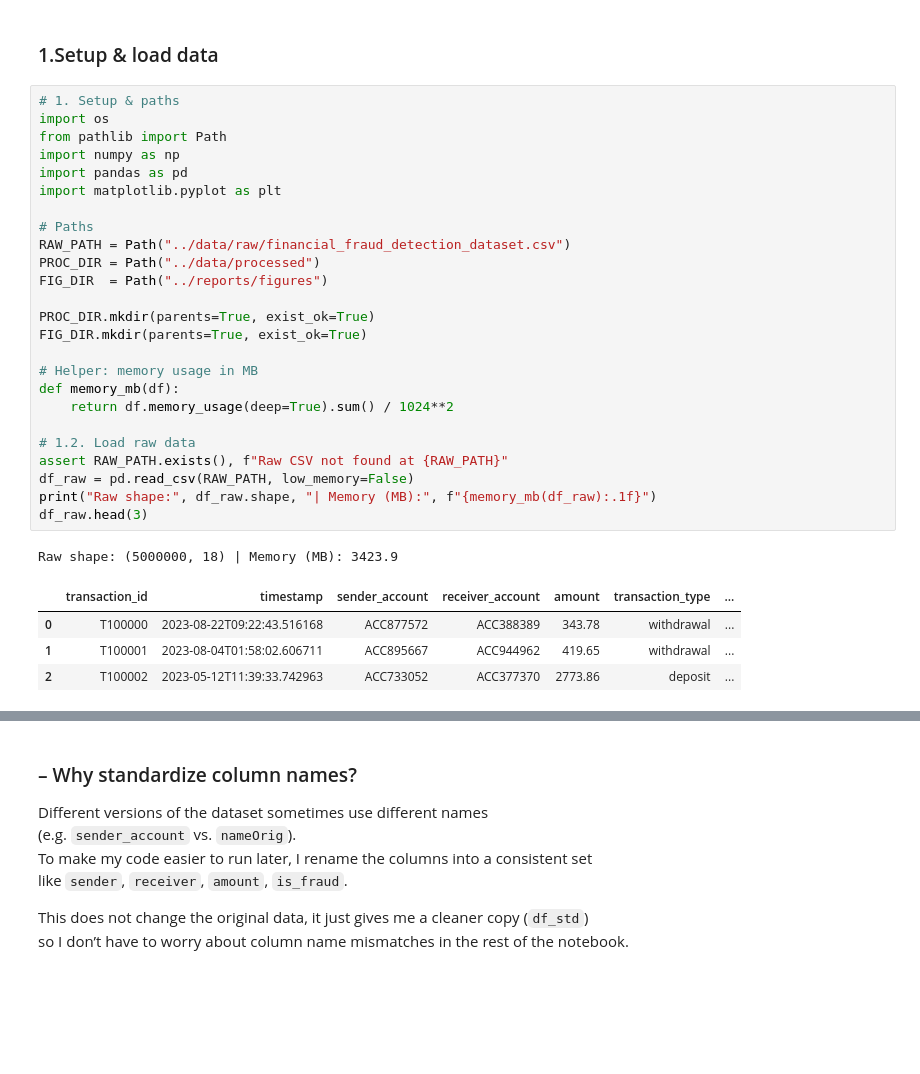
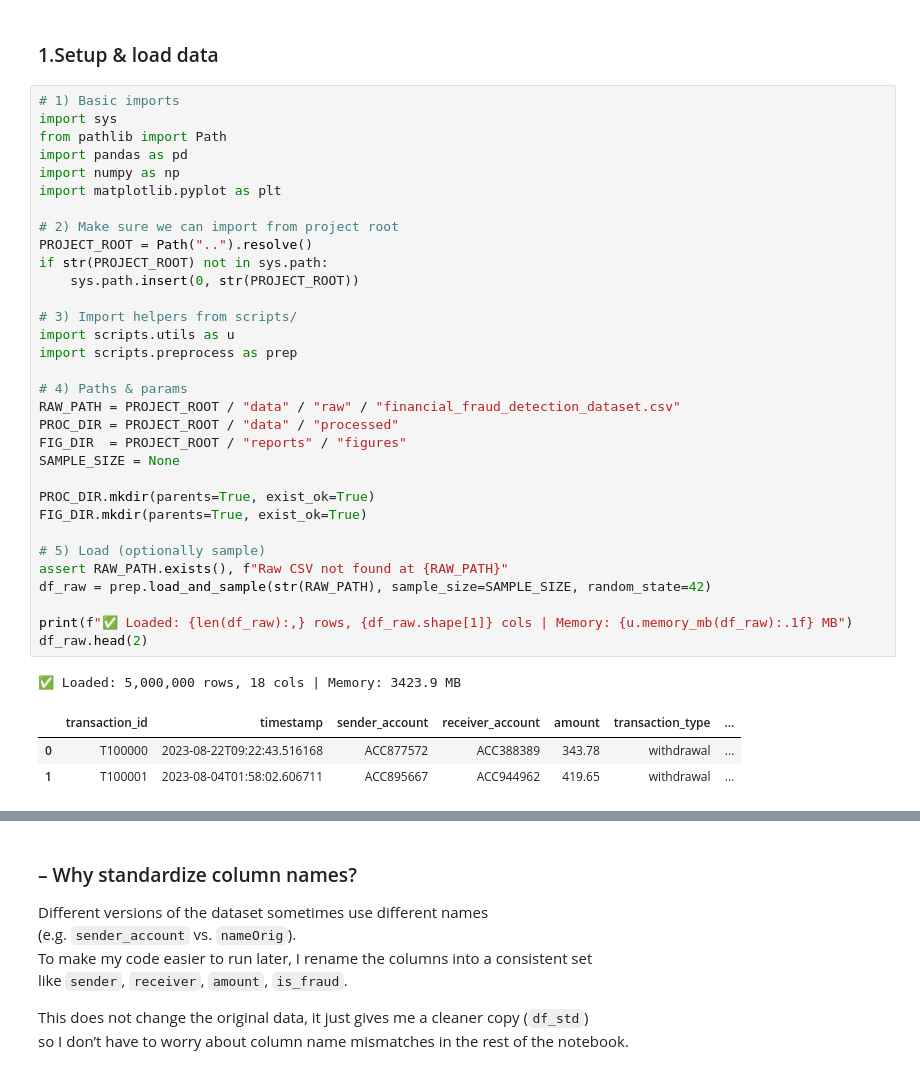
Before and after one commit to nora-li-ds/Agent-Based-Modelling-for-Scam-Spread, a Jupyter notebook: notebooks/01_data_exploration.ipynb, the cells around one changed output, grey strips where cells are left out. Saved outputs shown, nothing was run; the diff lists cells and outputs as text; blank space fills up the shorter version.

```diff
--- a/notebooks/01_data_exploration.ipynb
+++ b/notebooks/01_data_exploration.ipynb
@@ -14,34 +14,40 @@ This notebook explores the raw dataset (financial_fraud_detection_dataset.csv) w
 # %% [markdown]
 ###  1.Setup & load data
 # %%
-# 1. Setup & paths
-import os
+# 1) Basic imports
+import sys
 from pathlib import Path
+import pandas as pd
 import numpy as np
-import pandas as pd
 import matplotlib.pyplot as plt
 
-# Paths
-RAW_PATH = Path("../data/raw/financial_fraud_detection_dataset.csv")
-PROC_DIR = Path("../data/processed")
-FIG_DIR  = Path("../reports/figures")
+# 2) Make sure we can import from project root
+PROJECT_ROOT = Path("..").resolve()
+if str(PROJECT_ROOT) not in sys.path:
+    sys.path.insert(0, str(PROJECT_ROOT))
+
+# 3) Import helpers from scripts/
+import scripts.utils as u
+import scripts.preprocess as prep
+
+# 4) Paths & params
+RAW_PATH = PROJECT_ROOT / "data" / "raw" / "financial_fraud_detection_dataset.csv"
+PROC_DIR = PROJECT_ROOT / "data" / "processed"
+FIG_DIR  = PROJECT_ROOT / "reports" / "figures"
+SAMPLE_SIZE = None
 
 PROC_DIR.mkdir(parents=True, exist_ok=True)
 FIG_DIR.mkdir(parents=True, exist_ok=True)
 
-# Helper: memory usage in MB
-def memory_mb(df):
-    return df.memory_usage(deep=True).sum() / 1024**2
+# 5) Load (optionally sample)
+assert RAW_PATH.exists(), f"Raw CSV not found at {RAW_PATH}"
+df_raw = prep.load_and_sample(str(RAW_PATH), sample_size=SAMPLE_SIZE, random_state=42)
 
-# 1.2. Load raw data
-assert RAW_PATH.exists(), f"Raw CSV not found at {RAW_PATH}"
-df_raw = pd.read_csv(RAW_PATH, low_memory=False)
-print("Raw shape:", df_raw.shape, "| Memory (MB):", f"{memory_mb(df_raw):.1f}")
-df_raw.head(3)
+print(f"✅ Loaded: {len(df_raw):,} rows, {df_raw.shape[1]} cols | Memory: {u.memory_mb(df_raw):.1f} MB")
+df_raw.head(2)
 # %% [output]
-Raw shape: (5000000, 18) | Memory (MB): 3423.9
+✅ Loaded: 5,000,000 rows, 18 cols | Memory: 3423.9 MB
 |  | transaction_id | timestamp | sender_account | receiver_account | amount | transaction_type | ... |
 | 0 | T100000 | 2023-08-22T09:22:43.516168 | ACC877572 | ACC388389 | 343.78 | withdrawal | ... |
 | 1 | T100001 | 2023-08-04T01:58:02.606711 | ACC895667 | ACC944962 | 419.65 | withdrawal | ... |
-| 2 | T100002 | 2023-05-12T11:39:33.742963 | ACC733052 | ACC377370 | 2773.86 | deposit | ... |
 # %%
```
Also changed, not shown: parts of 5 cells of this notebook, 3 other files.
